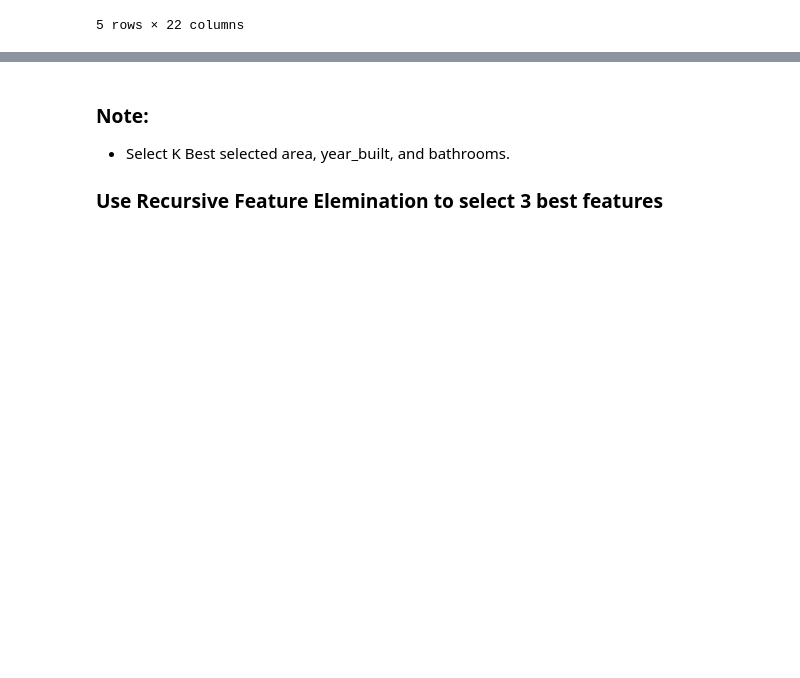
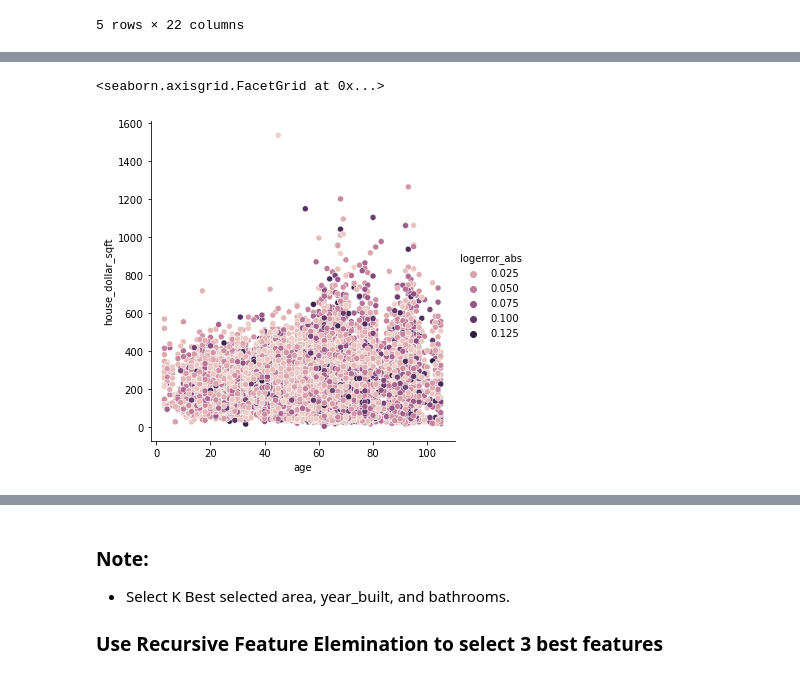
Before and after one commit to HopperTeam6/Zillow_Clustering_Project, a Jupyter notebook: zillow_clustering_project_kan.ipynb, the cells around one changed output, grey strips where cells are left out. Drawn from its saved outputs; the diff is of its cells as text; code cells hidden in the pictures; blank space fills up the shorter version.

```diff
--- a/zillow_clustering_project_kan.ipynb
+++ b/zillow_clustering_project_kan.ipynb
@@ -1876,0 +1136,6 @@ y_test = test[target]
+# %%
+# plot without county
+sns.relplot(data=train, x='age', y='house_dollar_sqft', hue='logerror_abs', kind='scatter')
+# %% [output]
+<seaborn.axisgrid.FacetGrid at 0x...>
+[figure, added]
```
Also changed, not shown: parts of 328 cells of this notebook.
